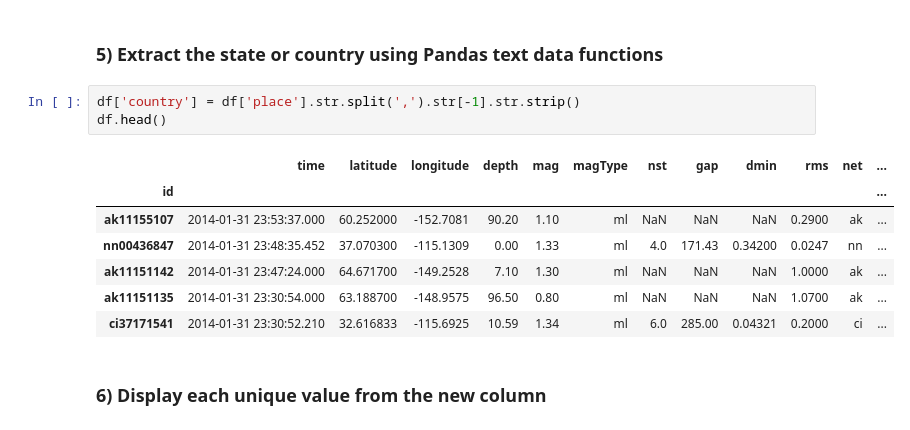
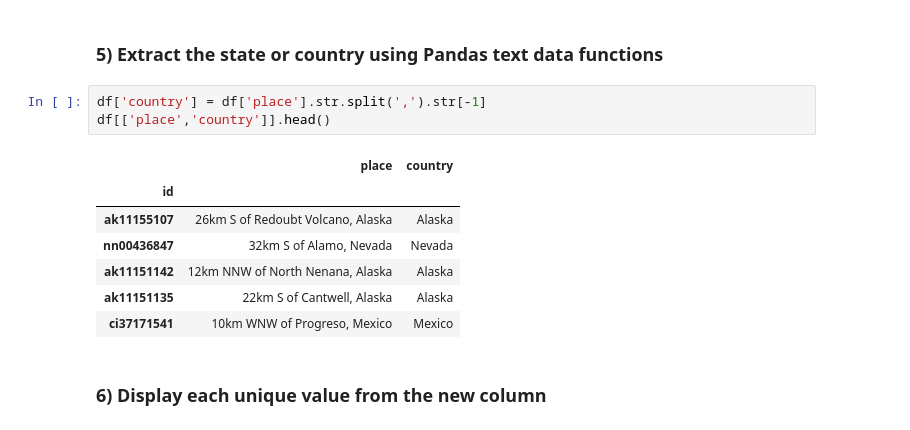
Before and after one commit to celinaglzxp/Assignment_computing_methods, a Jupyter notebook: A7_Pandas.ipynb, the cells around one changed output. Drawn from its saved outputs; the diff is of its cells as text.

```diff
--- a/A7_Pandas.ipynb
+++ b/A7_Pandas.ipynb
@@ -93,16 +119,16 @@ df.nlargest(20, 'mag')
 # %% [markdown]
 ### 5) Extract the state or country using Pandas text data functions
 # %%
-df['country'] = df['place'].str.split(',').str[-1].str.strip()
-df.head()
+df['country'] = df['place'].str.split(',').str[-1]
+df[['place','country']].head()
 # %% [output]
-|  | time | latitude | longitude | depth | mag | magType | nst | gap | dmin | rms | net | ... |
-| id |  |  |  |  |  |  |  |  |  |  |  | ... |
-| ak11155107 | 2014-01-31 23:53:37.000 | 60.252000 | -152.7081 | 90.20 | 1.10 | ml | NaN | NaN | NaN | 0.2900 | ak | ... |
-| nn00436847 | 2014-01-31 23:48:35.452 | 37.070300 | -115.1309 | 0.00 | 1.33 | ml | 4.0 | 171.43 | 0.34200 | 0.0247 | nn | ... |
-| ak11151142 | 2014-01-31 23:47:24.000 | 64.671700 | -149.2528 | 7.10 | 1.30 | ml | NaN | NaN | NaN | 1.0000 | ak | ... |
-| ak11151135 | 2014-01-31 23:30:54.000 | 63.188700 | -148.9575 | 96.50 | 0.80 | ml | NaN | NaN | NaN | 1.0700 | ak | ... |
-| ci37171541 | 2014-01-31 23:30:52.210 | 32.616833 | -115.6925 | 10.59 | 1.34 | ml | 6.0 | 285.00 | 0.04321 | 0.2000 | ci | ... |
+|  | place | country |
+| id |  |  |
+| ak11155107 | 26km S of Redoubt Volcano, Alaska | Alaska |
+| nn00436847 | 32km S of Alamo, Nevada | Nevada |
+| ak11151142 | 12km NNW of North Nenana, Alaska | Alaska |
+| ak11151135 | 22km S of Cantwell, Alaska | Alaska |
+| ci37171541 | 10km WNW of Progreso, Mexico | Mexico |
 # %% [markdown]
 ### 6) Display each unique value from the new column
 # %%
```
Also changed, not shown: parts of 12 cells of this notebook.
